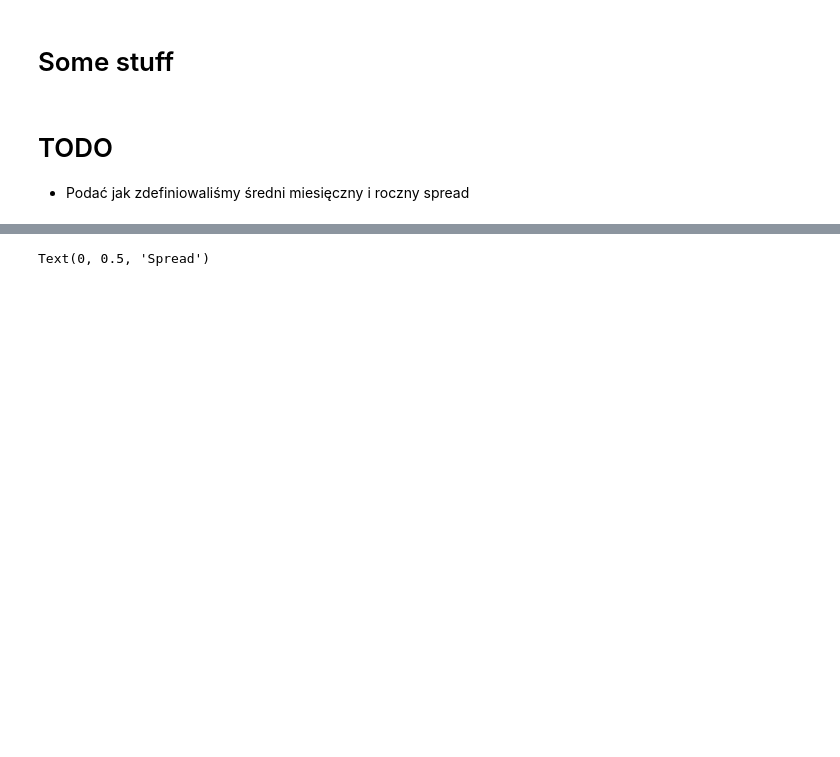
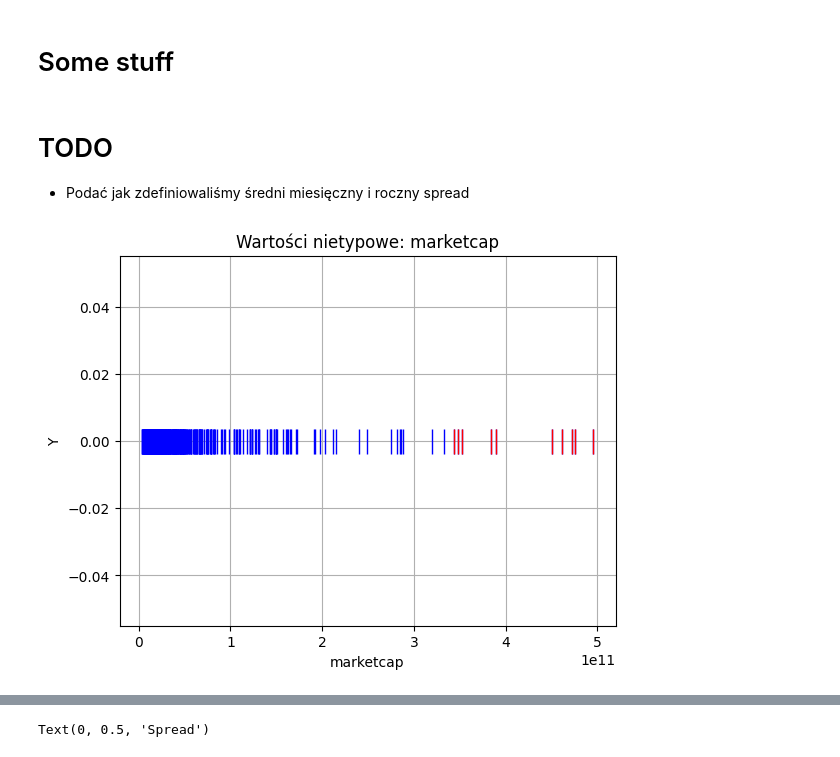
Before and after one commit to codespaghettifier/sp500-exploration, a Jupyter notebook: exploration.ipynb, the cells around one changed output, grey strips where cells are left out. Drawn from its saved outputs; the diff is of its cells as text; code cells hidden in the pictures; blank space fills up the shorter version.

```diff
--- a/exploration.ipynb
+++ b/exploration.ipynb
@@ -367,3 +474,8 @@ for ticker in tickers:
 
     marketcaps.append(marketcap)
     spreads.append(spread)
+# %%
+scatterplot_with_outliers_percentile_1D(marketcaps, 10, 90, 'marketcap')
+# scatterplot_with_outliers_1D(marketcaps, 10, 0.02, 'marketcap')
+# %% [output]
+[figure, added]
```
Also changed, not shown: parts of 25 cells of this notebook.
